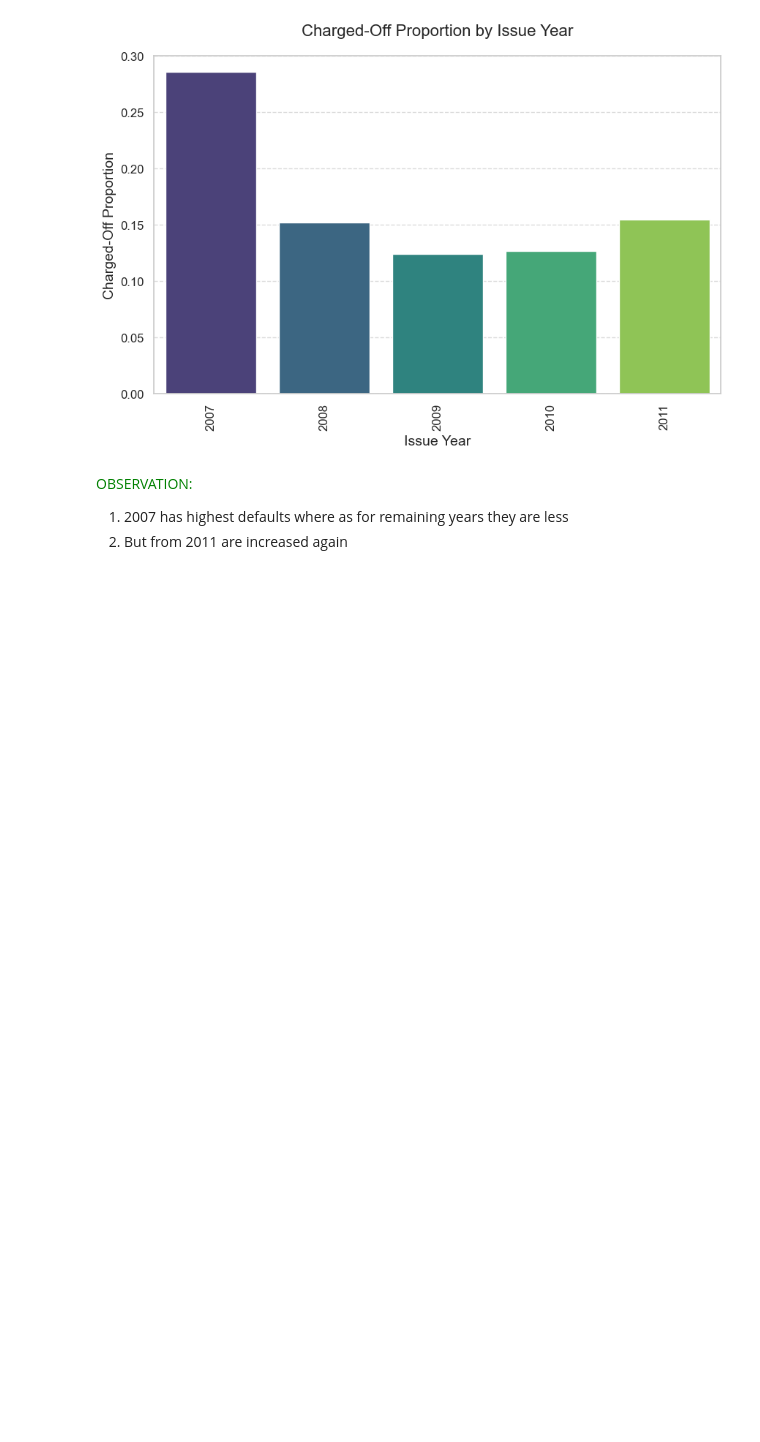
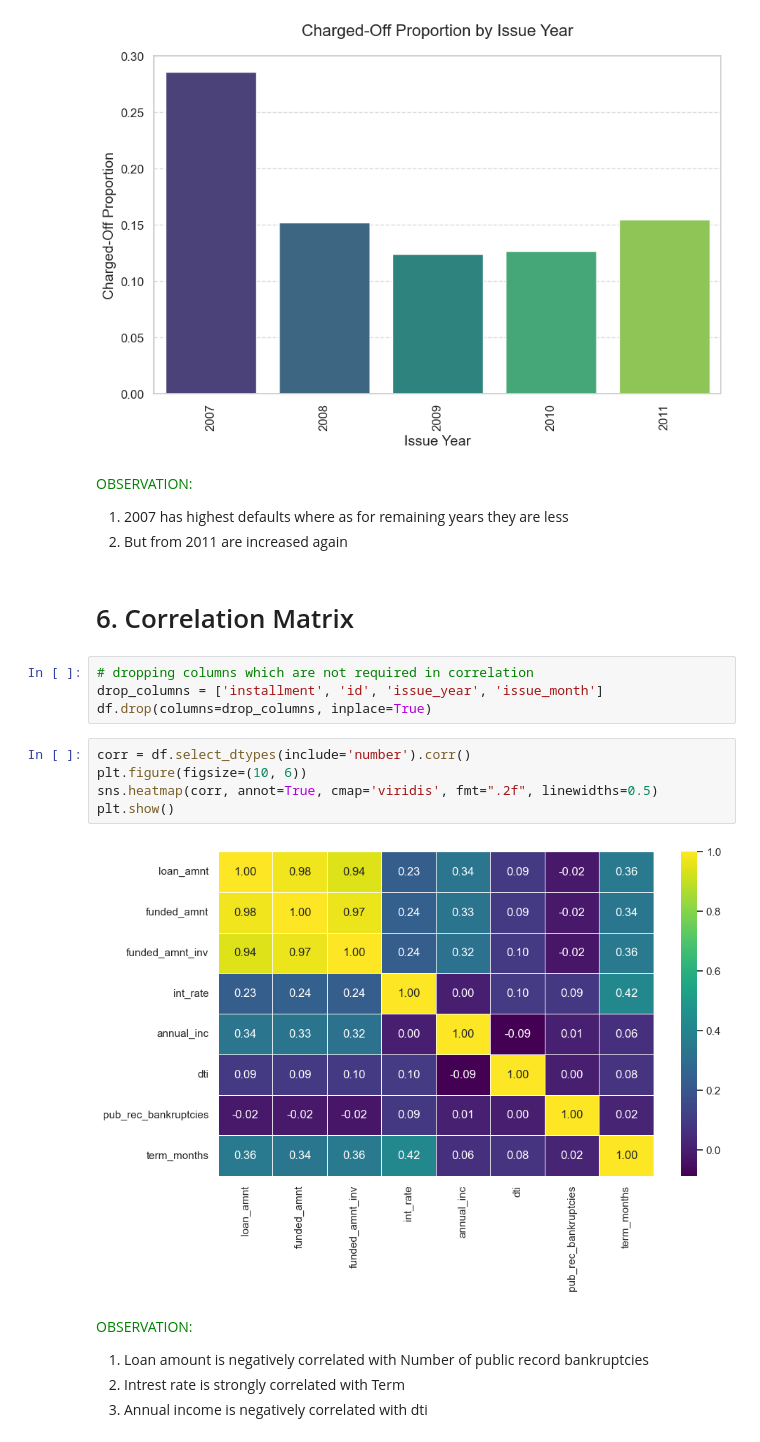
Before and after one commit to sunilkumarrudragada/LendingClubCaseStudy, a Jupyter notebook: sunil_kumar.ipynb, the cells around one changed output. Drawn from its saved outputs; the diff is of its cells as text; blank space fills up the shorter version.

Commit message:
Correlation Matrix

```diff
--- a/sunil_kumar.ipynb
+++ b/sunil_kumar.ipynb
@@ -1305,3 +1305,22 @@ plt.show()
 1. 2007 has highest defaults where as for remaining years they are less
 2. But from 2011 are increased again
 </span>
+# %% [markdown]
+# 6. Correlation Matrix
+# %%
+# dropping columns which are not required in correlation
+drop_columns = ['installment', 'id', 'issue_year', 'issue_month']
+df.drop(columns=drop_columns, inplace=True)
+# %%
+corr = df.select_dtypes(include='number').corr()
+plt.figure(figsize=(10, 6))
+sns.heatmap(corr, annot=True, cmap='viridis', fmt=".2f", linewidths=0.5)
+plt.show()
+# %% [output]
+[figure, added]
+# %% [markdown]
+<span style="color:green">OBSERVATION: </br>
+1. Loan amount is negatively correlated with Number of public record bankruptcies
+2. Intrest rate is strongly correlated with Term
+3. Annual income is negatively correlated with dti
+</span>
```
